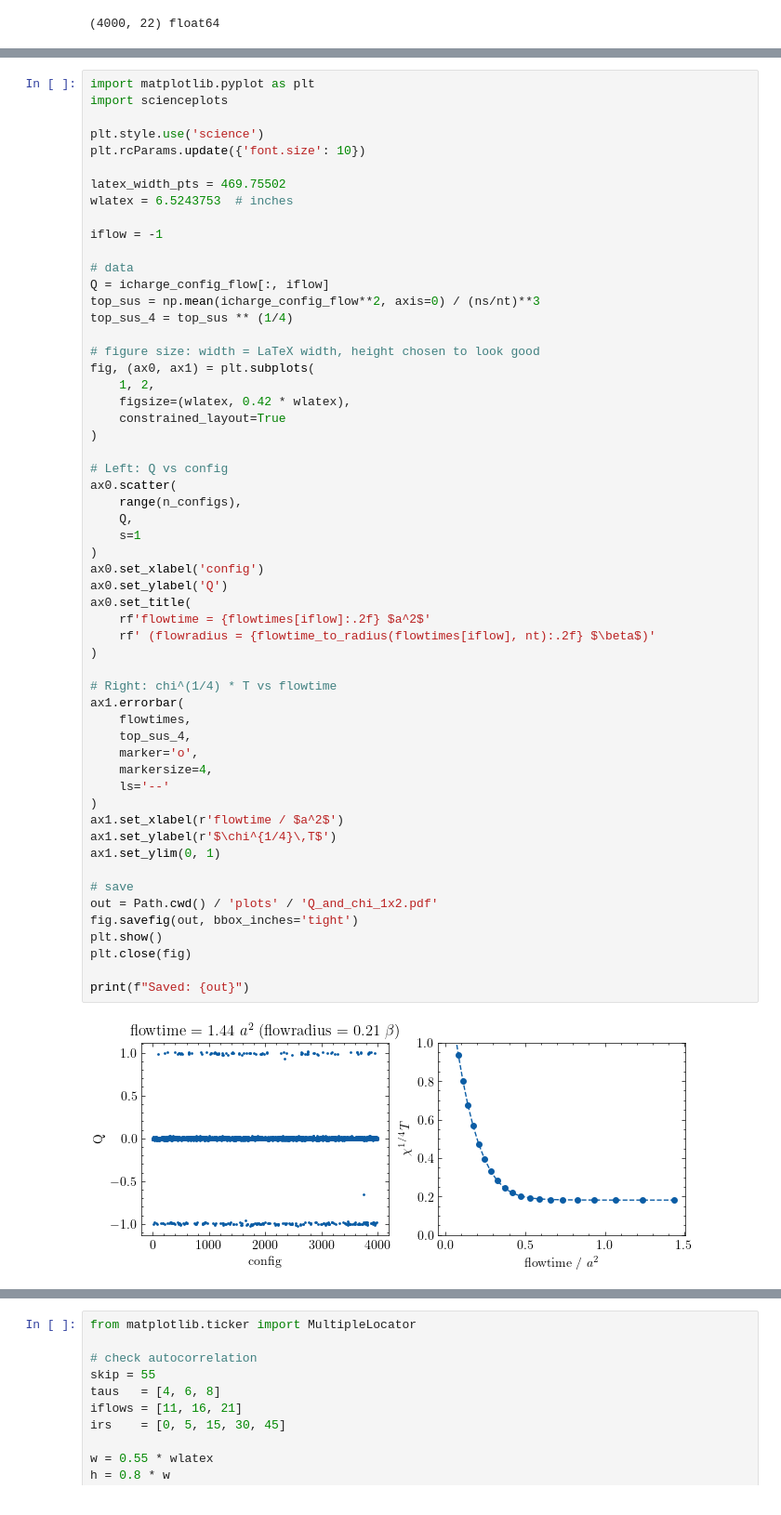
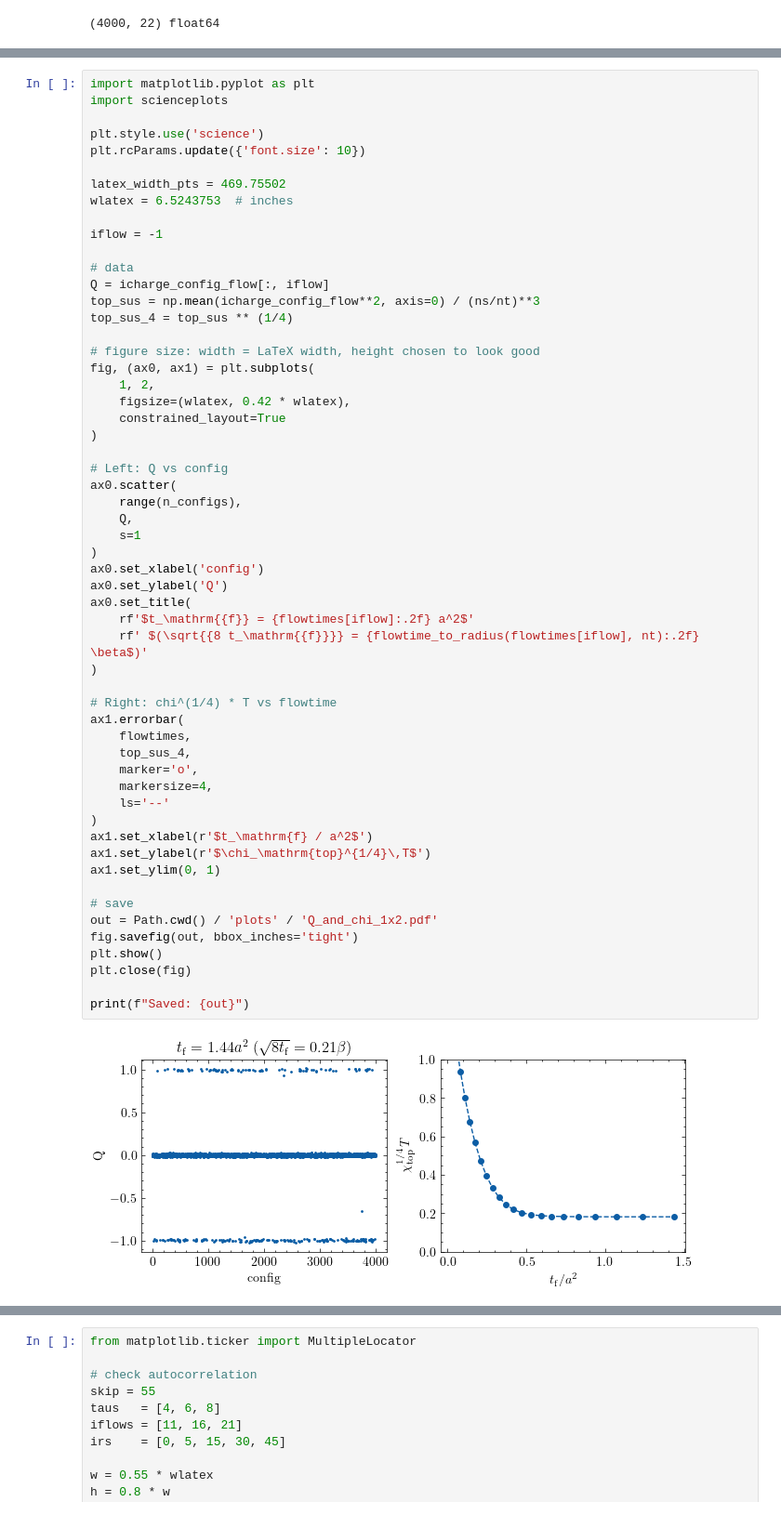
Before and after one commit to lsnbr/milc_luis, a Jupyter notebook: zeugs/ana_otherobs.ipynb, the cells around one changed output, grey strips where cells are left out. Shown at 93% size. Saved outputs shown, nothing was run; the diff lists cells and outputs as text.

```diff
--- a/zeugs/ana_otherobs.ipynb
+++ b/zeugs/ana_otherobs.ipynb
@@ -124,38 +129,38 @@ fig, (ax0, ax1) = plt.subplots(
 
 # Left: Q vs config
 ax0.scatter(
     range(n_configs),
     Q,
     s=1
 )
 ax0.set_xlabel('config')
 ax0.set_ylabel('Q')
 ax0.set_title(
-    rf'flowtime = {flowtimes[iflow]:.2f} $a^2$'
-    rf' (flowradius = {flowtime_to_radius(flowtimes[iflow], nt):.2f} $\beta$)'
+    rf'$t_\mathrm{{f}} = {flowtimes[iflow]:.2f} a^2$'
+    rf' $(\sqrt{{8 t_\mathrm{{f}}}} = {flowtime_to_radius(flowtimes[iflow], nt):.2f} \beta$)'
 )
 
 # Right: chi^(1/4) * T vs flowtime
 ax1.errorbar(
     flowtimes,
     top_sus_4,
     marker='o',
     markersize=4,
     ls='--'
 )
-ax1.set_xlabel(r'flowtime / $a^2$')
-ax1.set_ylabel(r'$\chi^{1/4}\,T$')
+ax1.set_xlabel(r'$t_\mathrm{f} / a^2$')
+ax1.set_ylabel(r'$\chi_\mathrm{top}^{1/4}\,T$')
 ax1.set_ylim(0, 1)
 
 # save
 out = Path.cwd() / 'plots' / 'Q_and_chi_1x2.pdf'
 fig.savefig(out, bbox_inches='tight')
 plt.show()
 plt.close(fig)
 
 print(f"Saved: {out}")
 # %% [output]
-[figure, old version]
+[figure, new version]
 Saved: /home/luisneubauer/Desktop/codeundso/milc_luis/zeugs/plots/Q_and_chi_1x2.pdf
 # %%
 from matplotlib.ticker import MultipleLocator
```
Also changed, not shown: parts of 2 cells of this notebook, 6 other files.
